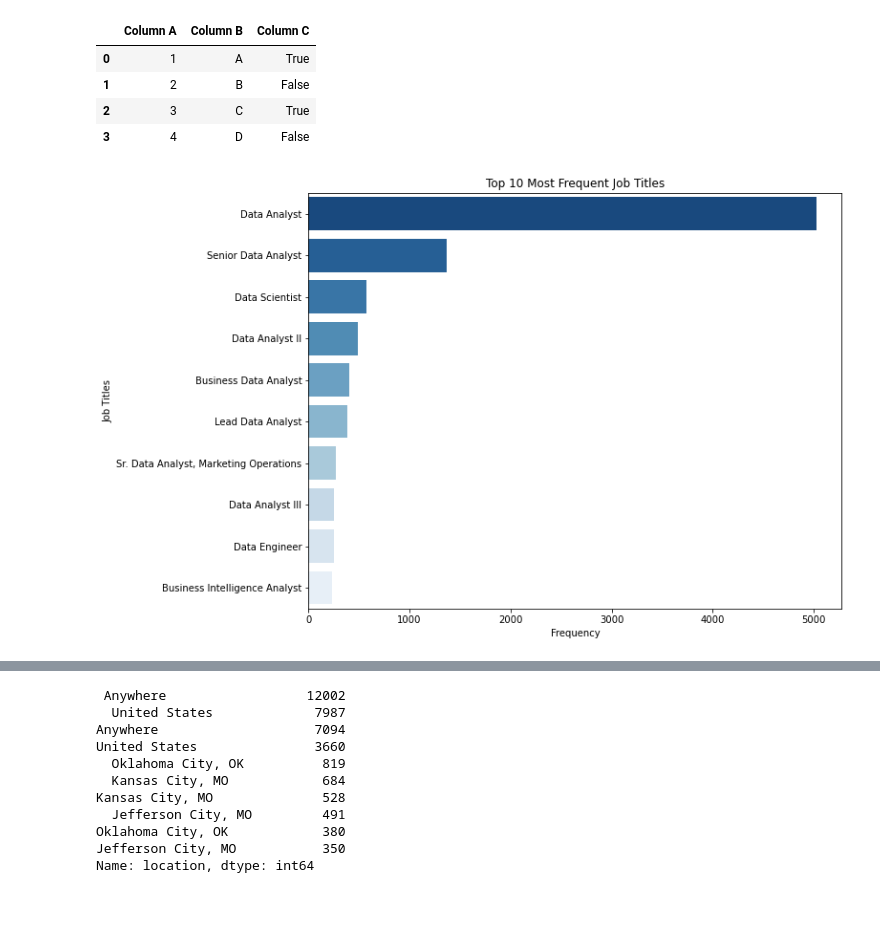
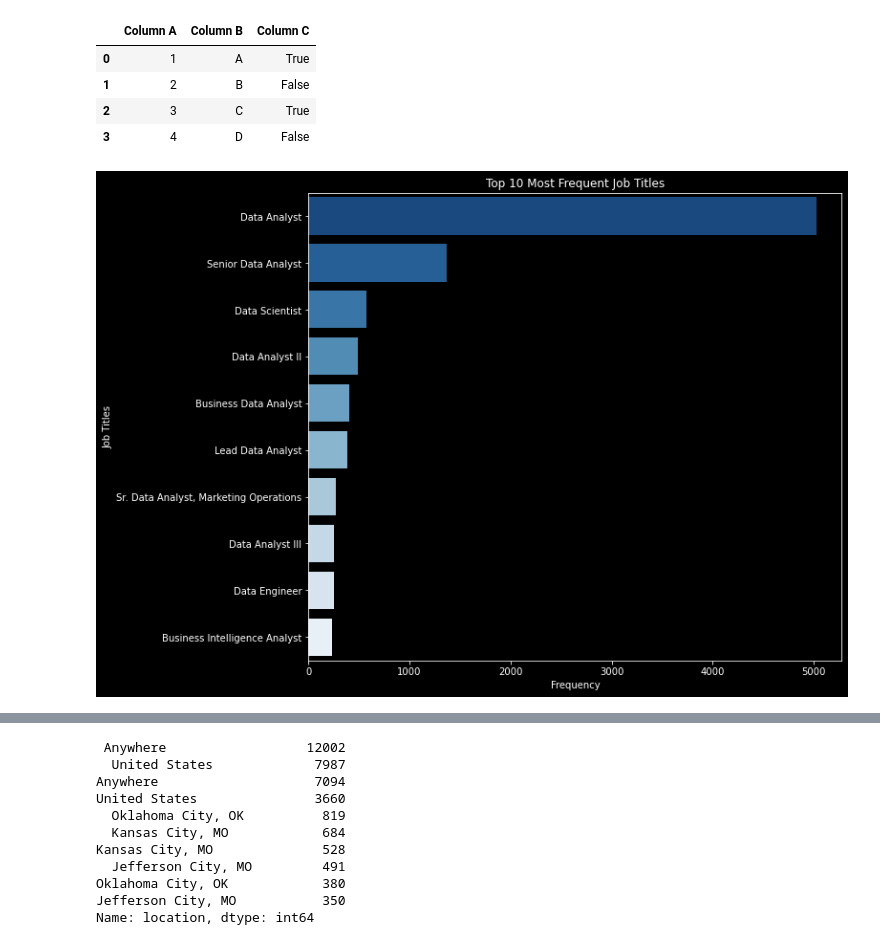
Before and after one commit to PatrickCHennessey/Python, a Jupyter notebook: Jupyter_Lab/Projects/ChatGPT_Test/ChatGPT_for_Data_Analytics.ipynb, the cells around one changed output, grey strips where cells are left out. Cells and saved outputs as stored; diff of their text form; code cells hidden in the pictures; blank space fills up the shorter version.

Commit message:
Changed default background color for charts

```diff
--- a/Jupyter_Lab/Projects/ChatGPT_Test/ChatGPT_for_Data_Analytics.ipynb
+++ b/Jupyter_Lab/Projects/ChatGPT_Test/ChatGPT_for_Data_Analytics.ipynb
@@ -2,6 +2,9 @@
 import pandas as pd
 import seaborn as sns
 import matplotlib.pyplot as plt
+
+# Set the style to 'dark_background'
+plt.style.use('dark_background')
 
 # Create a test DataFrame using a dictionary
 test = {
@@ -32,16 +35,16 @@ df
 # %%
 # Extracting the most frequent job titles
 top_job_titles = df['title'].value_counts().nlargest(10)
 
 # Plotting the most frequent job titles
-plt.figure(figsize=(10, 8))
+plt.figure(figsize=(10, 9))
 sns.barplot(x=top_job_titles.values, y=top_job_titles.index, palette="Blues_r")
 plt.title('Top 10 Most Frequent Job Titles')
 plt.xlabel('Frequency')
 plt.ylabel('Job Titles')
 plt.show()
 # %% [output]
-[figure, old version]
+[figure, new version]
 # %%
 # Setting up the matplotlib figure for three subplots
 fig, axes = plt.subplots(3, 1, figsize=(10, 18))
```
Also changed, not shown: parts of 7 cells of this notebook.
